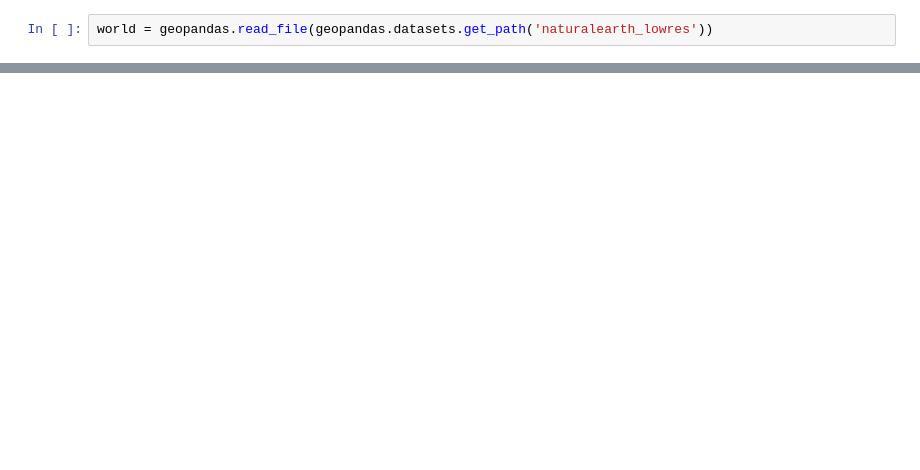
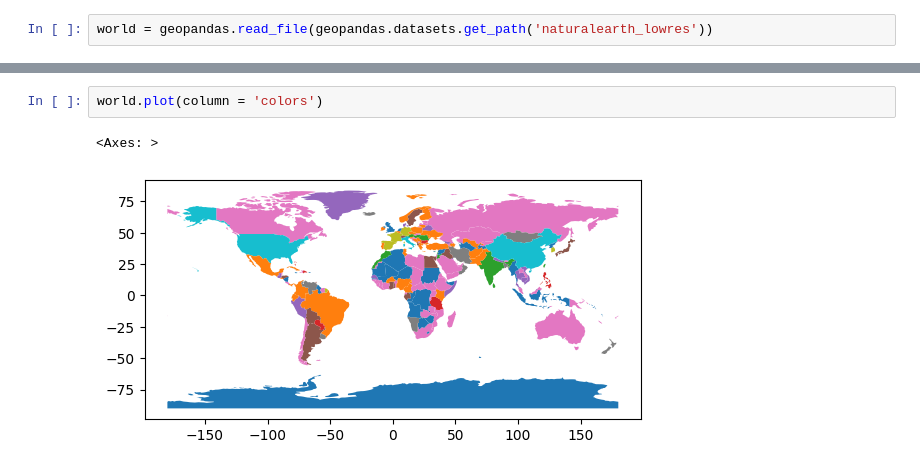
Before and after one commit to MMustafa01/Computational-Intelligence-Assignment-3--SOM-and-RL, a Jupyter notebook: Q1_som_vis.ipynb, the cells around one changed output, grey strips where cells are left out. Cells and saved outputs as stored; diff of their text form; blank space fills up the shorter version.

```diff
--- a/Q1_som_vis.ipynb
+++ b/Q1_som_vis.ipynb
@@ -488,0 +502,5 @@ array([['0.019521831443765333', '1.005182928115757',
+# %%
+world.plot(column = 'colors')
+# %% [output]
+<Axes: >
+[figure, added]
```
Also changed, not shown: parts of 17 cells of this notebook, 2 other files.
